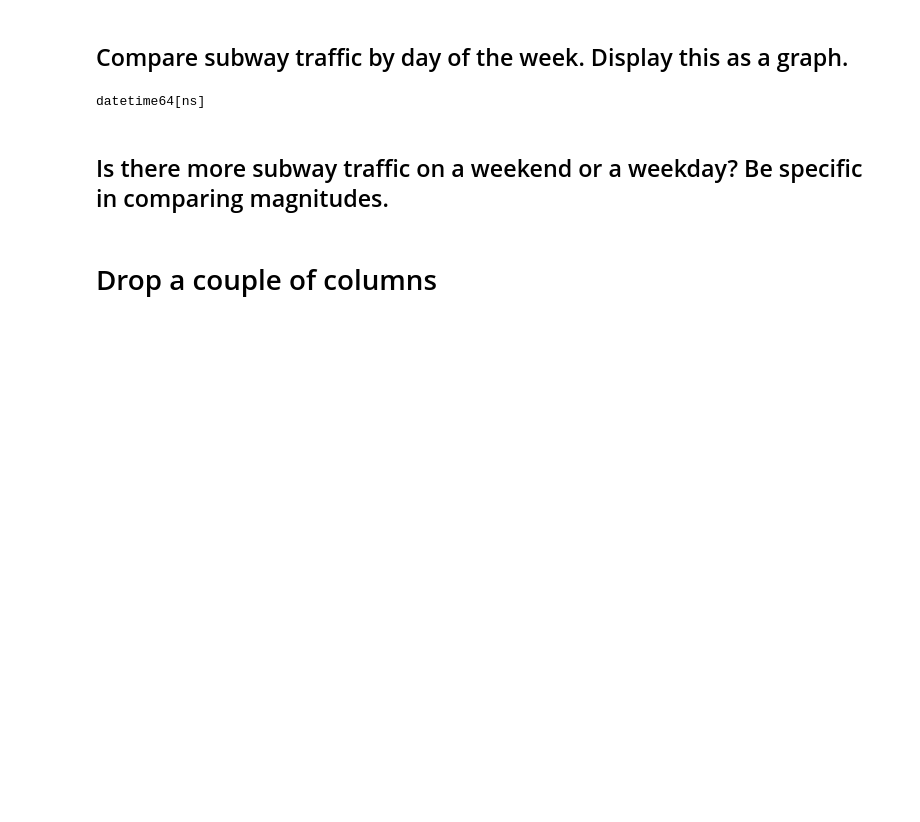
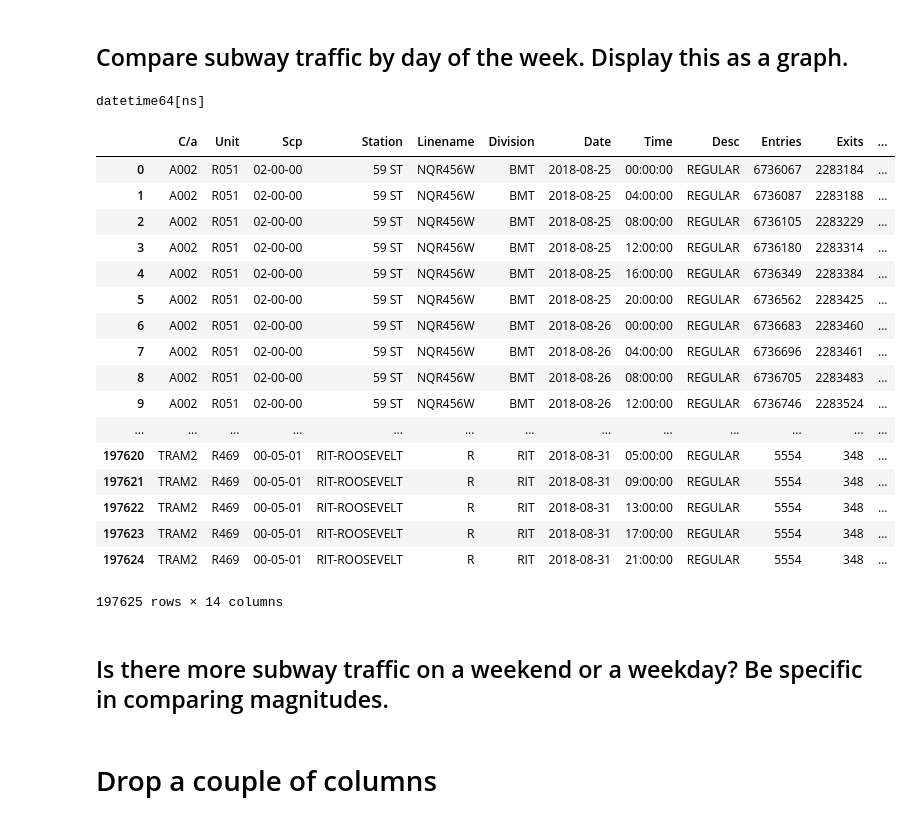
Before and after one commit to theJimJack/dsc-0-03-08-understanding-pandas-series-and-dataframes-lab-nyc-career-ds-102218, a Jupyter notebook: index.ipynb, the cells around one changed output. Cells and saved outputs as stored; diff of their text form; code cells hidden in the pictures; blank space fills up the shorter version.

```diff
--- a/index.ipynb
+++ b/index.ipynb
@@ -193,6 +193,27 @@ datetime64[ns]
 # list_of_days = list(set(list_of_days))
 df["Day_of_week_num"] = df.Date.map(lambda x: x.dayofweek)
 df["Day_of_week"] = df.Date.map(lambda x: x.day_name())
+# %%
+df
+# %% [output]
+|  | C/a | Unit | Scp | Station | Linename | Division | Date | Time | Desc | Entries | Exits | ... |
+| 0 | A002 | R051 | 02-00-00 | 59 ST | NQR456W | BMT | 2018-08-25 | 00:00:00 | REGULAR | 6736067 | 2283184 | ... |
+| 1 | A002 | R051 | 02-00-00 | 59 ST | NQR456W | BMT | 2018-08-25 | 04:00:00 | REGULAR | 6736087 | 2283188 | ... |
+| 2 | A002 | R051 | 02-00-00 | 59 ST | NQR456W | BMT | 2018-08-25 | 08:00:00 | REGULAR | 6736105 | 2283229 | ... |
+| 3 | A002 | R051 | 02-00-00 | 59 ST | NQR456W | BMT | 2018-08-25 | 12:00:00 | REGULAR | 6736180 | 2283314 | ... |
+| 4 | A002 | R051 | 02-00-00 | 59 ST | NQR456W | BMT | 2018-08-25 | 16:00:00 | REGULAR | 6736349 | 2283384 | ... |
+| 5 | A002 | R051 | 02-00-00 | 59 ST | NQR456W | BMT | 2018-08-25 | 20:00:00 | REGULAR | 6736562 | 2283425 | ... |
+| 6 | A002 | R051 | 02-00-00 | 59 ST | NQR456W | BMT | 2018-08-26 | 00:00:00 | REGULAR | 6736683 | 2283460 | ... |
+| 7 | A002 | R051 | 02-00-00 | 59 ST | NQR456W | BMT | 2018-08-26 | 04:00:00 | REGULAR | 6736696 | 2283461 | ... |
+| 8 | A002 | R051 | 02-00-00 | 59 ST | NQR456W | BMT | 2018-08-26 | 08:00:00 | REGULAR | 6736705 | 2283483 | ... |
+| 9 | A002 | R051 | 02-00-00 | 59 ST | NQR456W | BMT | 2018-08-26 | 12:00:00 | REGULAR | 6736746 | 2283524 | ... |
+| ... | ... | ... | ... | ... | ... | ... | ... | ... | ... | ... | ... | ... |
+| 197620 | TRAM2 | R469 | 00-05-01 | RIT-ROOSEVELT | R | RIT | 2018-08-31 | 05:00:00 | REGULAR | 5554 | 348 | ... |
+| 197621 | TRAM2 | R469 | 00-05-01 | RIT-ROOSEVELT | R | RIT | 2018-08-31 | 09:00:00 | REGULAR | 5554 | 348 | ... |
+| 197622 | TRAM2 | R469 | 00-05-01 | RIT-ROOSEVELT | R | RIT | 2018-08-31 | 13:00:00 | REGULAR | 5554 | 348 | ... |
+| 197623 | TRAM2 | R469 | 00-05-01 | RIT-ROOSEVELT | R | RIT | 2018-08-31 | 17:00:00 | REGULAR | 5554 | 348 | ... |
+| 197624 | TRAM2 | R469 | 00-05-01 | RIT-ROOSEVELT | R | RIT | 2018-08-31 | 21:00:00 | REGULAR | 5554 | 348 | ... |
+197625 rows × 14 columns
 # %% [markdown]
 ## Is there more subway traffic on a weekend or a weekday?    Be specific in comparing magnitudes.
 # %%
```
